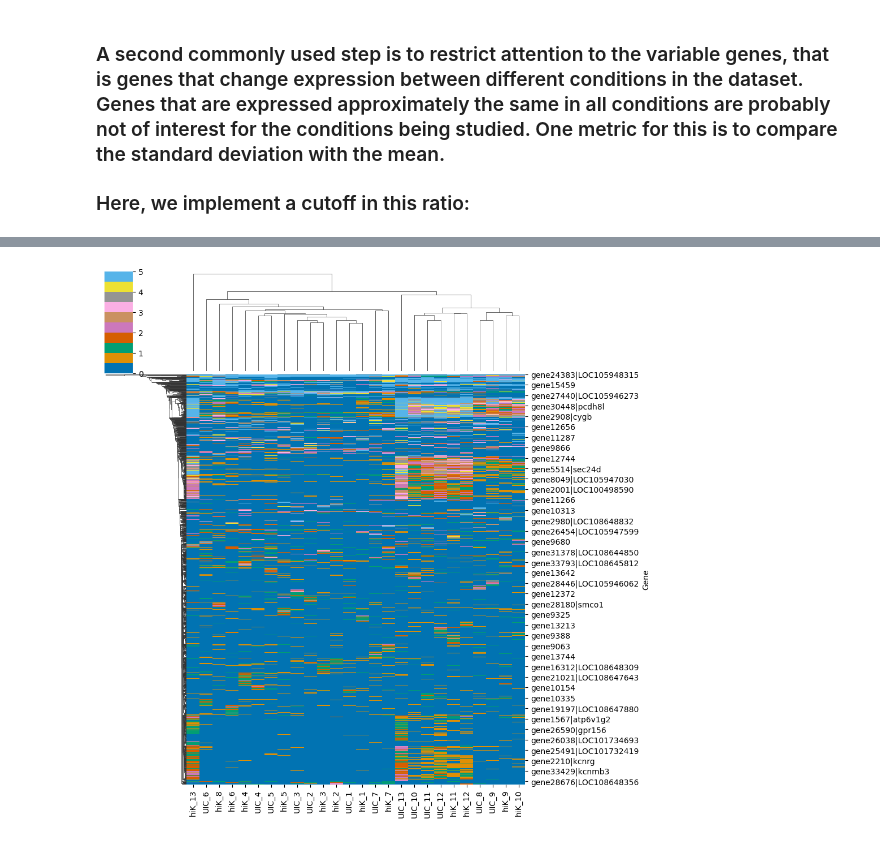
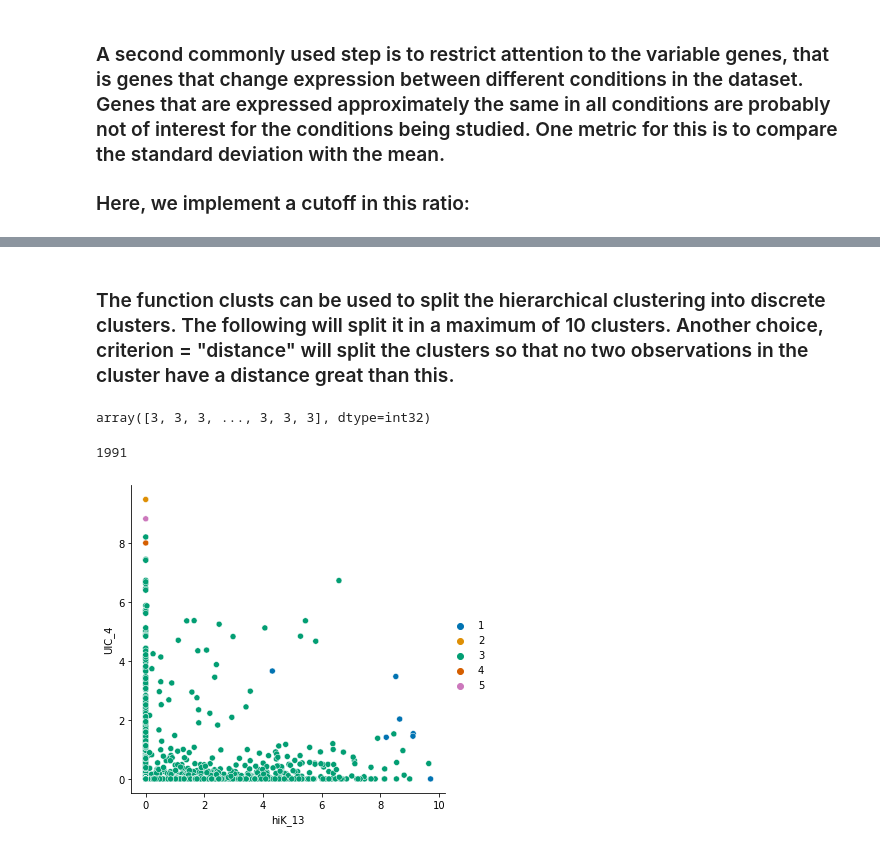
Before and after one commit to warmflasha/LecturesF23, a Jupyter notebook: Lecture8.ipynb, the cells around one changed output, grey strips where cells are left out. Saved outputs shown, nothing was run; the diff lists cells and outputs as text; code cells hidden in the pictures.

```diff
--- a/Lecture8.ipynb
+++ b/Lecture8.ipynb
@@ -140,5 +163,13 @@ sns.relplot(x = data_human.loc["ISL1"], y = data_human.loc["NANOG"], hue = data_
+# %% [markdown]
+### The function clusts can be used to split the hierarchical clustering into discrete clusters. The following will split it in a maximum of 10 clusters. Another choice, criterion = "distance" will split the clusters so that no two observations in the cluster have a distance great than this.
 # %%
-palette = sns.color_palette("colorblind", as_cmap = True)
-cg = sns.clustermap(np.log2(data_reduced+1),vmax = 5, cmap = palette)
+clusts = scipy.cluster.hierarchy.fcluster(cg.dendrogram_row.linkage,5,criterion="maxclust")
+clusts
 # %% [output]
-[figure, removed]
+array([3, 3, 3, ..., 3, 3, 3], dtype=int32)
+# %%
+ax = sns.relplot(data = np.log2(data+1), x = "hiK_13", y = "UIC_4", hue = clusts, palette = "colorblind")
+len(clusts)
+# %% [output]
+1991
+[figure, added]
```
Also changed, not shown: parts of 19 cells of this notebook.
